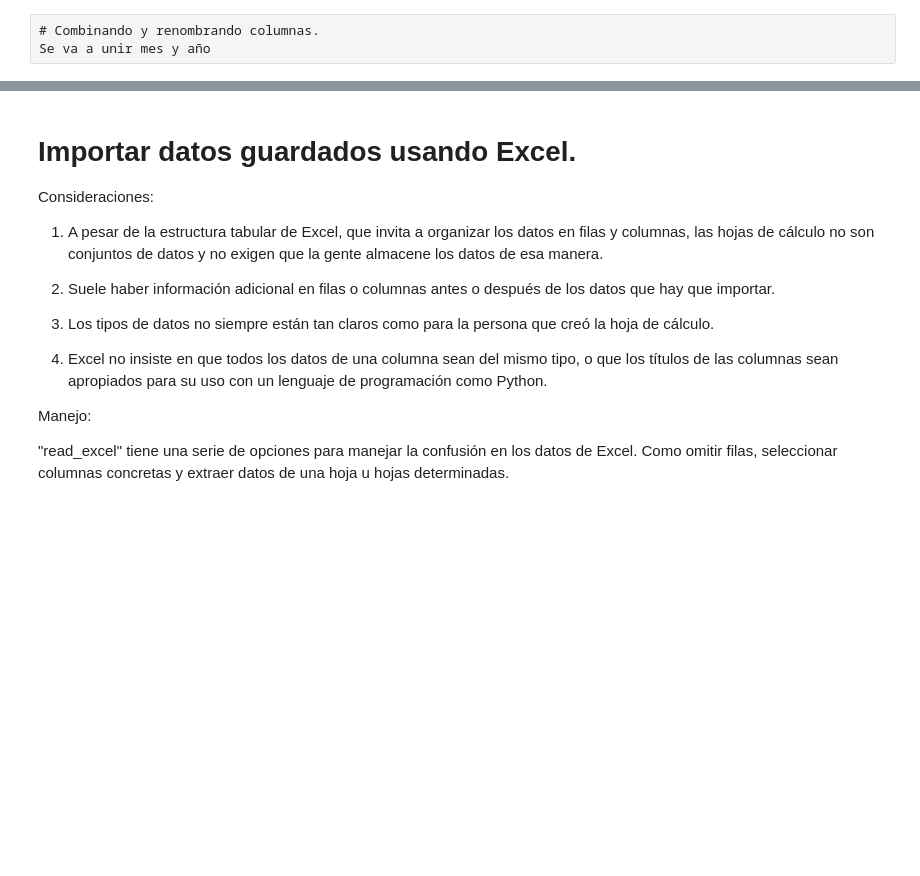
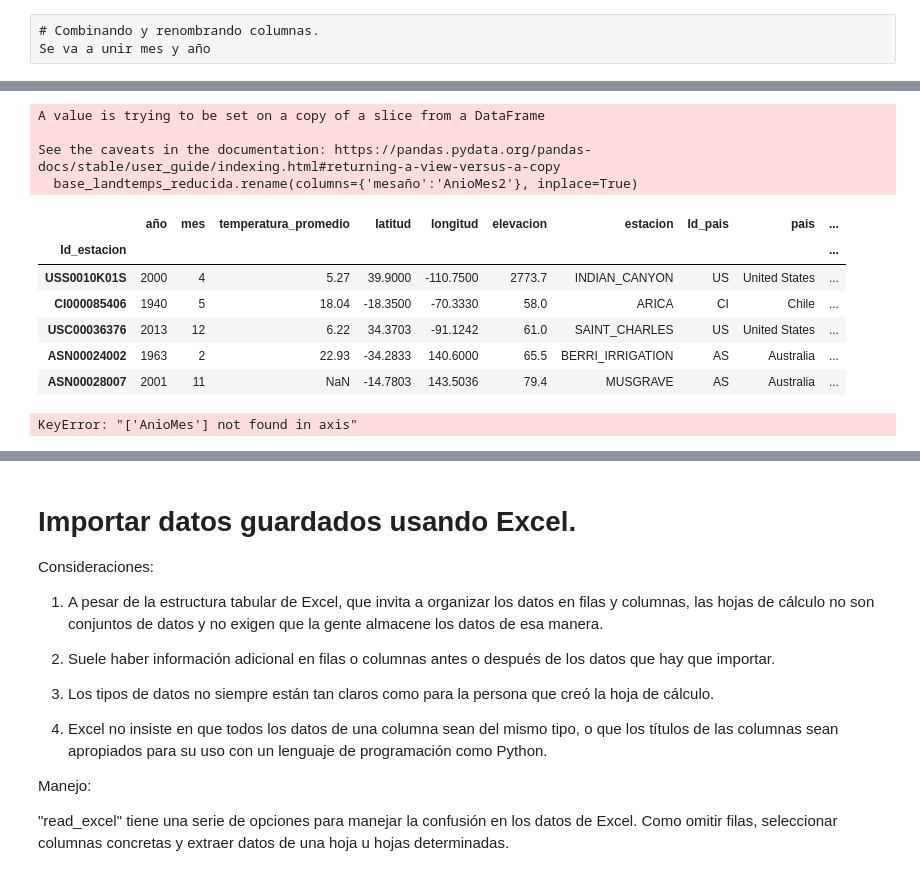
Before and after one commit to para18952/cursoPython2025, a Jupyter notebook: Modulo1_b/13_Importando_y_guardando_datos.ipynb, the cells around one changed output, grey strips where cells are left out. Cells and saved outputs as stored; diff of their text form; code cells hidden in the pictures; blank space fills up the shorter version.

```diff
--- a/Modulo1_b/13_Importando_y_guardando_datos.ipynb
+++ b/Modulo1_b/13_Importando_y_guardando_datos.ipynb
@@ -438,0 +486,2 @@ Se va a unir mes y año
+# %%
+base_landtemps_reducida["mesaño"] = pd.to_datetime(base_landtemps_reducida["año"].astype(str) + "-" + base_landtemps_reducida["mes"].astype(str), format="%Y-%m")
@@ -439,5 +494,26 @@ Se va a unir mes y año
+# %%
+base_landtemps_reducida.rename(columns={'mesaño':'AnioMes2'}, inplace=True)
+base_landtemps_reducida
+# %% [output]
+A value is trying to be set on a copy of a slice from a DataFrame
+
+See the caveats in the documentation: https://pandas.pydata.org/pandas-docs/stable/user_guide/indexing.html#returning-a-view-versus-a-copy
+  base_landtemps_reducida.rename(columns={'mesaño':'AnioMes2'}, inplace=True)
+|  | año | mes | temperatura_promedio | latitud | longitud | elevacion | estacion | Id_pais | pais | ... |
+| Id_estacion |  |  |  |  |  |  |  |  |  | ... |
+| USS0010K01S | 2000 | 4 | 5.27 | 39.9000 | -110.7500 | 2773.7 | INDIAN_CANYON | US | United States | ... |
+| CI000085406 | 1940 | 5 | 18.04 | -18.3500 | -70.3330 | 58.0 | ARICA | CI | Chile | ... |
+| USC00036376 | 2013 | 12 | 6.22 | 34.3703 | -91.1242 | 61.0 | SAINT_CHARLES | US | United States | ... |
+| ASN00024002 | 1963 | 2 | 22.93 | -34.2833 | 140.6000 | 65.5 | BERRI_IRRIGATION | AS | Australia | ... |
+| ASN00028007 | 2001 | 11 | NaN | -14.7803 | 143.5036 | 79.4 | MUSGRAVE | AS | Australia | ... |
 # %%
 # Eliminar columnas en particular en el mismo DataFrame (sin crear uno nuevo)
-                    # <- Si se omite inplace=True, el DataFrame original no se modifica.
-                    # Elimina 'month' y guarda sus datos
+#base_landtemps_reducida.drop(columns=['AnioMes2'], inplace=True)
+base_landtemps_reducida.drop(columns=['AnioMes'], inplace=True)
+base_landtemps_reducida
+
+# <- Si se omite inplace=True, el DataFrame original no se modifica.
+
                     # Elimina la columna 'month' directamente, solo puede eliminar una columna a la vez
+# %% [output]
+KeyError: "['AnioMes'] not found in axis"
```
Also changed, not shown: parts of 7 cells of this notebook.
